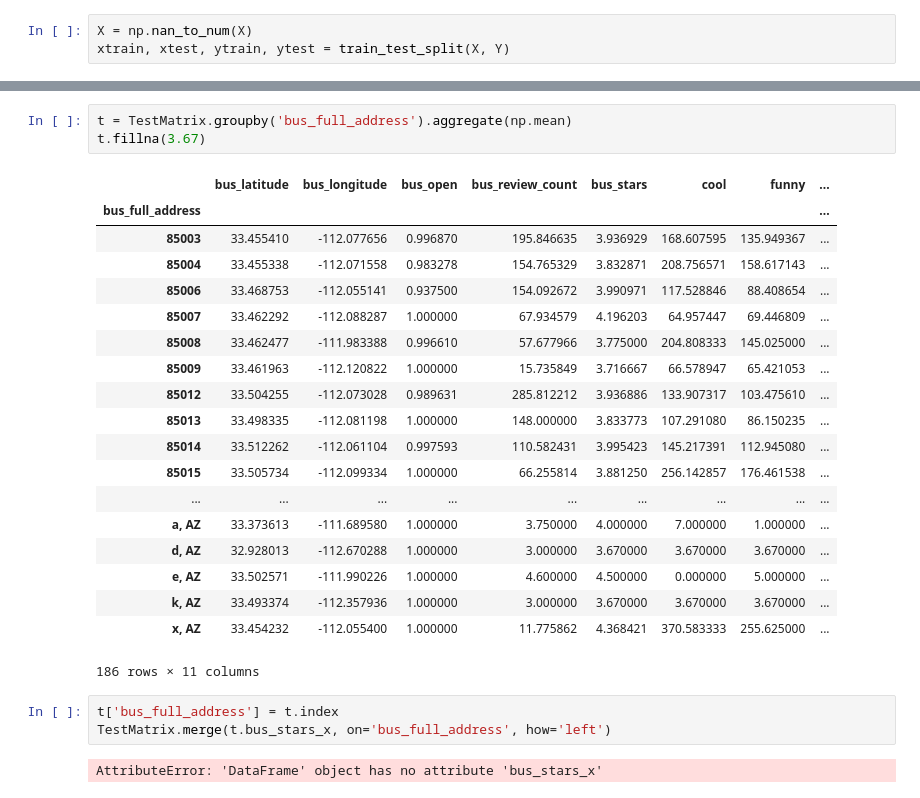
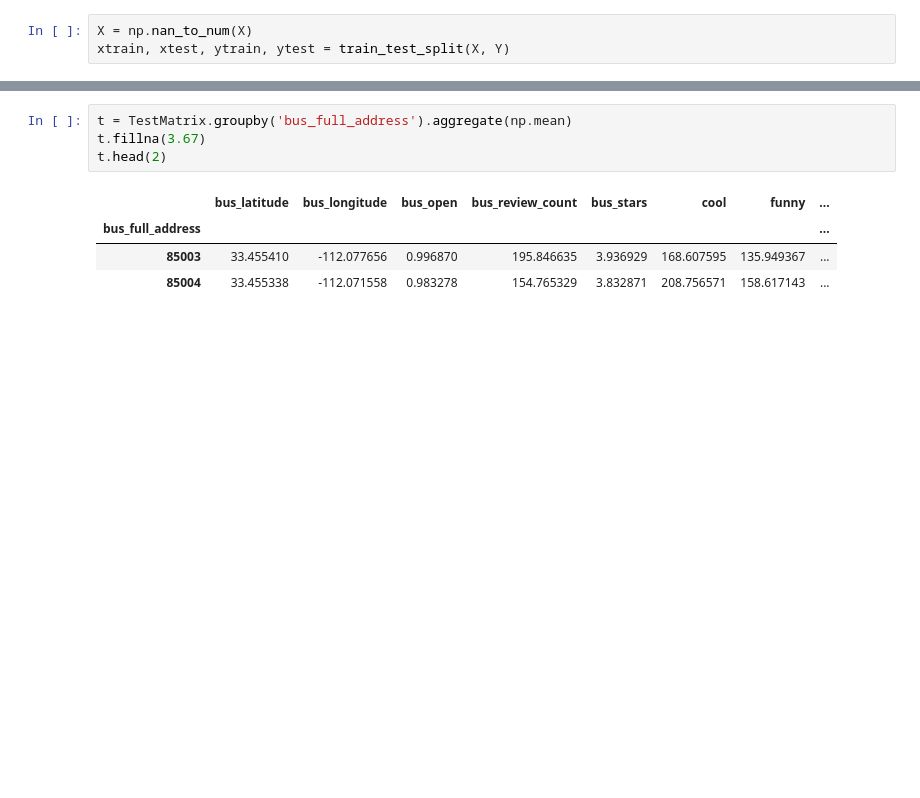
Before and after one commit to s-ramaswamy/CS-229-project, a Jupyter notebook: Visualizations.ipynb, the cells around one changed output, grey strips where cells are left out. Drawn from its saved outputs; the diff is of its cells as text; blank space fills up the shorter version.

```diff
--- a/Visualizations.ipynb
+++ b/Visualizations.ipynb
@@ -358,28 +358,9 @@ TestMatrix.head(2)
 # %%
 t = TestMatrix.groupby('bus_full_address').aggregate(np.mean)
 t.fillna(3.67)
+t.head(2)
 # %% [output]
 |  | bus_latitude | bus_longitude | bus_open | bus_review_count | bus_stars | cool | funny | ... |
 | bus_full_address |  |  |  |  |  |  |  | ... |
 | 85003 | 33.455410 | -112.077656 | 0.996870 | 195.846635 | 3.936929 | 168.607595 | 135.949367 | ... |
 | 85004 | 33.455338 | -112.071558 | 0.983278 | 154.765329 | 3.832871 | 208.756571 | 158.617143 | ... |
-| 85006 | 33.468753 | -112.055141 | 0.937500 | 154.092672 | 3.990971 | 117.528846 | 88.408654 | ... |
-| 85007 | 33.462292 | -112.088287 | 1.000000 | 67.934579 | 4.196203 | 64.957447 | 69.446809 | ... |
-| 85008 | 33.462477 | -111.983388 | 0.996610 | 57.677966 | 3.775000 | 204.808333 | 145.025000 | ... |
-| 85009 | 33.461963 | -112.120822 | 1.000000 | 15.735849 | 3.716667 | 66.578947 | 65.421053 | ... |
-| 85012 | 33.504255 | -112.073028 | 0.989631 | 285.812212 | 3.936886 | 133.907317 | 103.475610 | ... |
-| 85013 | 33.498335 | -112.081198 | 1.000000 | 148.000000 | 3.833773 | 107.291080 | 86.150235 | ... |
-| 85014 | 33.512262 | -112.061104 | 0.997593 | 110.582431 | 3.995423 | 145.217391 | 112.945080 | ... |
-| 85015 | 33.505734 | -112.099334 | 1.000000 | 66.255814 | 3.881250 | 256.142857 | 176.461538 | ... |
-| ... | ... | ... | ... | ... | ... | ... | ... | ... |
-| a, AZ | 33.373613 | -111.689580 | 1.000000 | 3.750000 | 4.000000 | 7.000000 | 1.000000 | ... |
-| d, AZ | 32.928013 | -112.670288 | 1.000000 | 3.000000 | 3.670000 | 3.670000 | 3.670000 | ... |
-| e, AZ | 33.502571 | -111.990226 | 1.000000 | 4.600000 | 4.500000 | 0.000000 | 5.000000 | ... |
-| k, AZ | 33.493374 | -112.357936 | 1.000000 | 3.000000 | 3.670000 | 3.670000 | 3.670000 | ... |
-| x, AZ | 33.454232 | -112.055400 | 1.000000 | 11.775862 | 4.368421 | 370.583333 | 255.625000 | ... |
-186 rows × 11 columns
-# %%
-t['bus_full_address'] = t.index
-TestMatrix.merge(t.bus_stars_x, on='bus_full_address', how='left')
-# %% [output]
-AttributeError: 'DataFrame' object has no attribute 'bus_stars_x'
```
Also changed, not shown: parts of 15 cells of this notebook, 6 other files.
